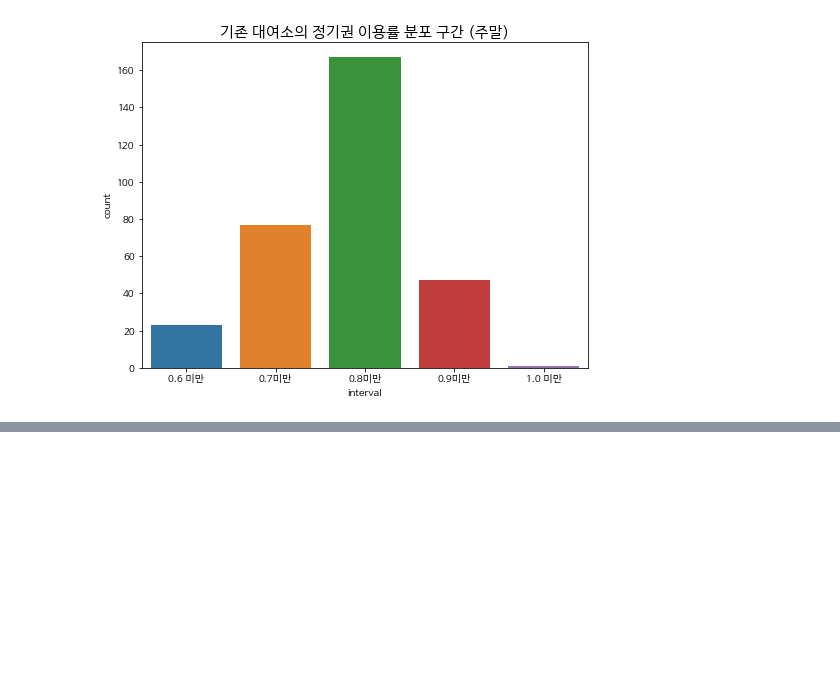
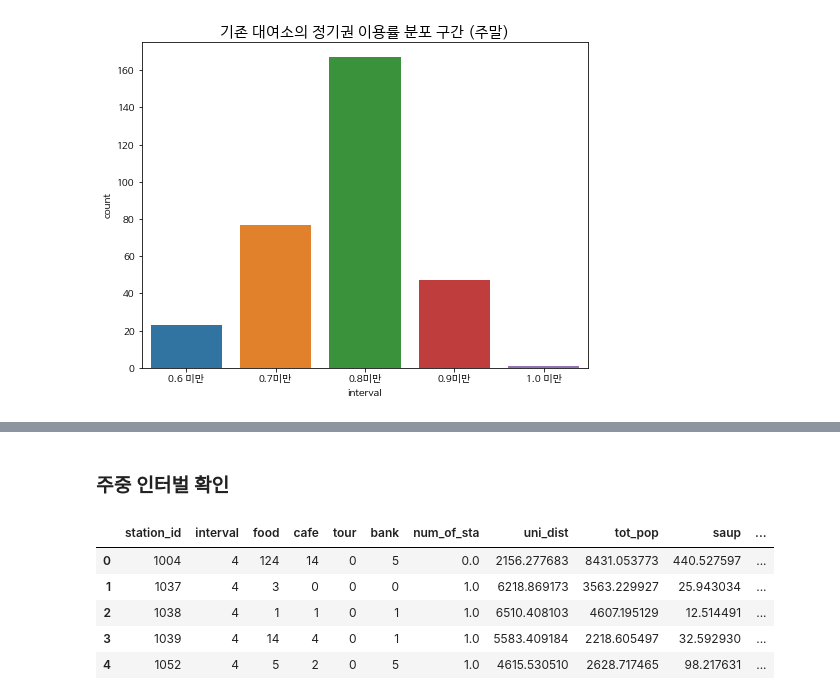
Before and after one commit to enriver/Seoul_Public_Bike-Demand_Analysis, a Jupyter notebook: 19-20 대여소별 비율차이 구간확인.ipynb, the cells around one changed output, grey strips where cells are left out. Saved outputs shown, nothing was run; the diff lists cells and outputs as text; code cells hidden in the pictures; blank space fills up the shorter version.

```diff
--- a/19-20 대여소별 비율차이 구간확인.ipynb
+++ b/19-20 대여소별 비율차이 구간확인.ipynb
@@ -257,0 +301,5 @@ plt.show()
+# %%
+env_pop['station_id']=env_pop['ID'].apply(lambda x:str(x))
+# %%
+df_station_over10_week=pd.merge(left=df_station_over10_week, right=env_pop, on='station_id')
+df_station_over10_week.head()
@@ -257,0 +323,17 @@ plt.show()
+# %%
+df_station_over10_week.drop(['ID'], axis=1, inplace=True)
+df_station_over10_hol.drop(['ID'], axis=1, inplace=True)
+# %%
+df_station_over10_week.drop(['19_week_regular','20_week_regular','week_diff'], axis=1, inplace=True)
+df_station_over10_hol.drop(['19_hol_regular','20_hol_regular','hol_diff'], axis=1, inplace=True)
+# %% [markdown]
+### 주중 인터벌 확인
+# %%
+df_station_over10_week.head()
+# %% [output]
+|  | station_id | interval | food | cafe | tour | bank | num_of_sta | uni_dist | tot_pop | saup | ... |
+| 0 | 1004 | 4 | 124 | 14 | 0 | 5 | 0.0 | 2156.277683 | 8431.053773 | 440.527597 | ... |
+| 1 | 1037 | 4 | 3 | 0 | 0 | 0 | 1.0 | 6218.869173 | 3563.229927 | 25.943034 | ... |
+| 2 | 1038 | 4 | 1 | 1 | 0 | 1 | 1.0 | 6510.408103 | 4607.195129 | 12.514491 | ... |
+| 3 | 1039 | 4 | 14 | 4 | 0 | 1 | 1.0 | 5583.409184 | 2218.605497 | 32.592930 | ... |
+| 4 | 1052 | 4 | 5 | 2 | 0 | 5 | 1.0 | 4615.530510 | 2628.717465 | 98.217631 | ... |
```
Also changed, not shown: parts of 12 cells of this notebook.
